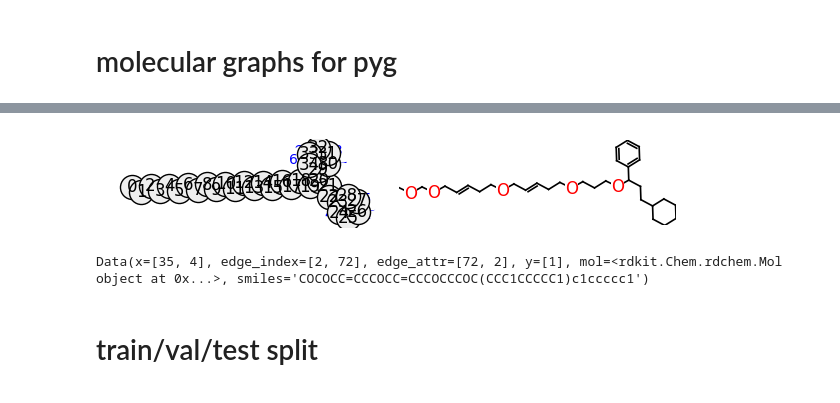
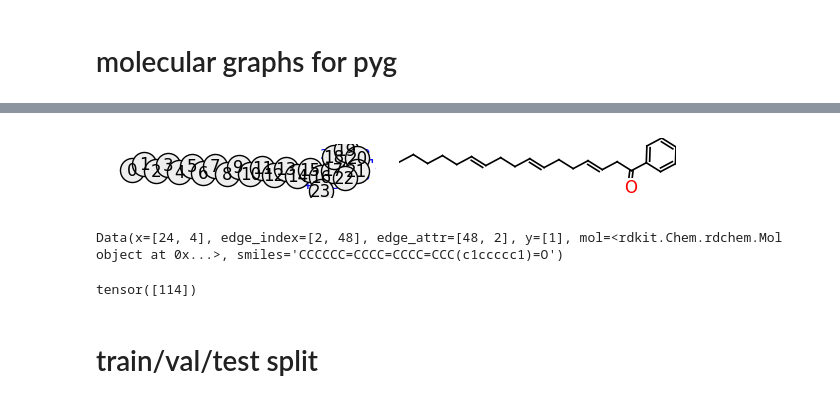
Before and after one commit to EmicoBinsfinder/GNN_Viscosity_Prediction, a Jupyter notebook: DynamicViscosityPredictions.ipynb, the cells around one changed output, grey strips where cells are left out. Cells and saved outputs as stored; diff of their text form; code cells hidden in the pictures.

```diff
--- a/DynamicViscosityPredictions.ipynb
+++ b/DynamicViscosityPredictions.ipynb
@@ -228,15 +266,17 @@ class MyDataset(Dataset):
   def __len__(self):
     return len(self.X)
 # %%
-base_dataset = MyDataset(df['smiles'].head(5000), df['DVI'].head(5000))
+base_dataset = MyDataset(df['smiles'], df['VI'])
 # %%
-g = base_dataset[8]
+g = base_dataset[820]
 plot_mol_graph(g, figsize=(6, 3), edge_label=True)
 # %% [output]
-[figure, old version]
+[figure, new version]
 # %%
 g
 # %% [output]
-Data(x=[35, 4], edge_index=[2, 72], edge_attr=[72, 2], y=[1], mol=<rdkit.Chem.rdchem.Mol object at 0x...>, smiles='COCOCC=CCCOCC=CCCOCCCOC(CCC1CCCCC1)c1ccccc1')
+Data(x=[24, 4], edge_index=[2, 48], edge_attr=[48, 2], y=[1], mol=<rdkit.Chem.rdchem.Mol object at 0x...>, smiles='CCCCCC=CCCC=CCCC=CCC(c1ccccc1)=O')
 # %%
-g.x
+g.y
+# %% [output]
+tensor([114])
```
Also changed, not shown: parts of 35 cells of this notebook.
